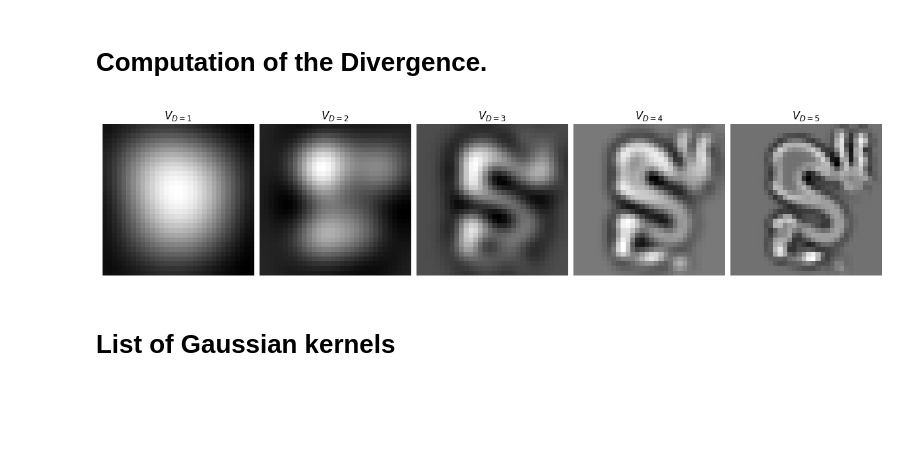
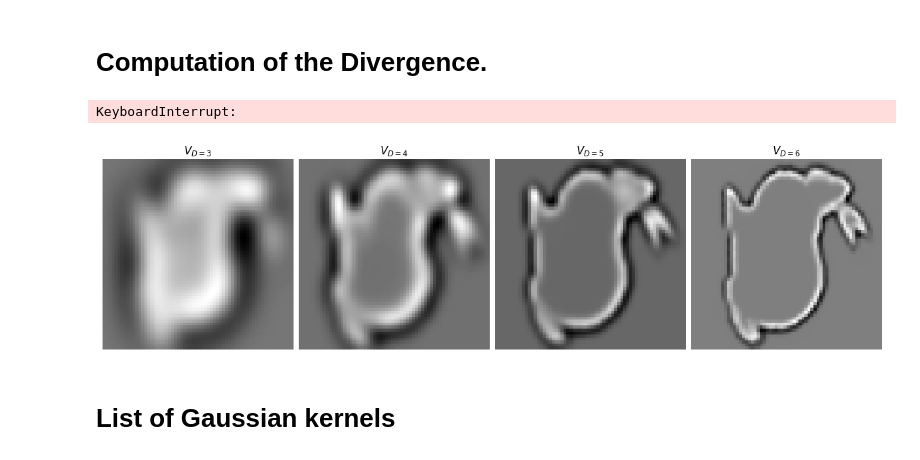
Before and after one commit to HugoRdet/Python_Poisson_Surface_Reconstruction, a Jupyter notebook: poisson_3D_multi_res.ipynb, the cells around one changed output. Cells and saved outputs as stored; diff of their text form; code cells hidden in the pictures; blank space fills up the shorter version.

```diff
--- a/poisson_3D_multi_res.ipynb
+++ b/poisson_3D_multi_res.ipynb
@@ -134,7 +134,7 @@ def get_V_tmp(coords_grid,l_o,l_s):
     q[:,:,:,:,:,2]-=l_o[:,:,4]
     q[:,:,:,:,:,2]/=l_o[:,:,1]
 
-    test=torch.exp(-torch.sum((q)**2,dim=5)/(1.5**2))
+    test=torch.exp(-torch.sum((q)**2,dim=5)/(1.5**2))/l_o[:,:,1]**3
 
 
     test=test*l_o[:,:,0]
@@ -275,7 +275,7 @@ def get_V_vec(points_c,dico,D,batch_size=32,bgrid=32,resolution=32,desc=None,nam
 
 
 
-values=get_V_vec(points_c,dico,D=3)
+#values=get_V_vec(points_c,dico,D=3)
 # %% [markdown]
 # Computation of the Divergence.
 # %%
@@ -313,18 +313,18 @@ def get_V_cascade(l_d,points_c,dico):
 
         if d <=5:
             bs=128
-            grid_bsize=16
+            grid_bsize=64
 
         if d ==6:
             bs=32
-            grid_bsize=32
+            grid_bsize=64
 
         if d ==7:
             bs=16
             grid_bsize=64
 
 
-        resolution=max(2**d,32)
+        resolution=max(2**d,64)
         values=get_V_vec(points_c,dico,D=d,batch_size=bs,bgrid=bs,resolution=resolution,desc="Computation of V "+str(d))
         grad=compute_divergence(values)
         res[d]=grad.detach().cpu()
@@ -333,30 +333,29 @@ def get_V_cascade(l_d,points_c,dico):
         gc.collect()
     return res
 # %%
-dico_grad=get_V_cascade([1,2,3,4,5],points_c,dico)
+dico_grad=get_V_cascade([0,1,2,3],points_c,dico)
+# %% [output]
+KeyboardInterrupt:
 # %%
 axs = (plt.figure(constrained_layout=True,figsize=(1000//80,1000//80))
-       .subplots(1, 5, sharex=False, sharey=False))
+       .subplots(1, 4, sharex=False, sharey=False))
 
 
-
-axs[0].imshow(dico_grad[1][:,:,16],cmap="gray")
-axs[0].set_title('$V_{D=1}$')
+slice=32
+axs[0].imshow(dico_grad[3][:,:,slice],cmap="gray")
+axs[0].set_title('$V_{D=3}$')
 axs[0].set_axis_off()
-axs[1].imshow(dico_grad[2][:,:,16],cmap="gray")
-axs[1].set_title('$V_{D=2}$')
+axs[1].imshow(dico_grad[4][:,:,slice],cmap="gray")
+axs[1].set_title('$V_{D=4}$')
 axs[1].set_axis_off()
-axs[2].imshow(dico_grad[3][:,:,16],cmap="gray")
-axs[2].set_title('$V_{D=3}$')
+axs[2].imshow(dico_grad[5][:,:,slice],cmap="gray")
+axs[2].set_title('$V_{D=5}$')
 axs[2].set_axis_off()
-axs[3].imshow(dico_grad[4][:,:,16],cmap="gray")
-axs[3].set_title('$V_{D=4}$')
+axs[3].imshow(dico_grad[6][:,:,slice],cmap="gray")
+axs[3].set_title('$V_{D=6}$')
 axs[3].set_axis_off()
-axs[4].imshow(dico_grad[5][:,:,16],cmap="gray")
-axs[4].set_title('$V_{D=5}$')
-axs[4].set_axis_off()
 # %% [output]
-[figure, old version]
+[figure, new version]
 # %% [markdown]
 # List of Gaussian kernels
 # %%
```
Also changed, not shown: parts of 13 cells of this notebook, 2 other files.
